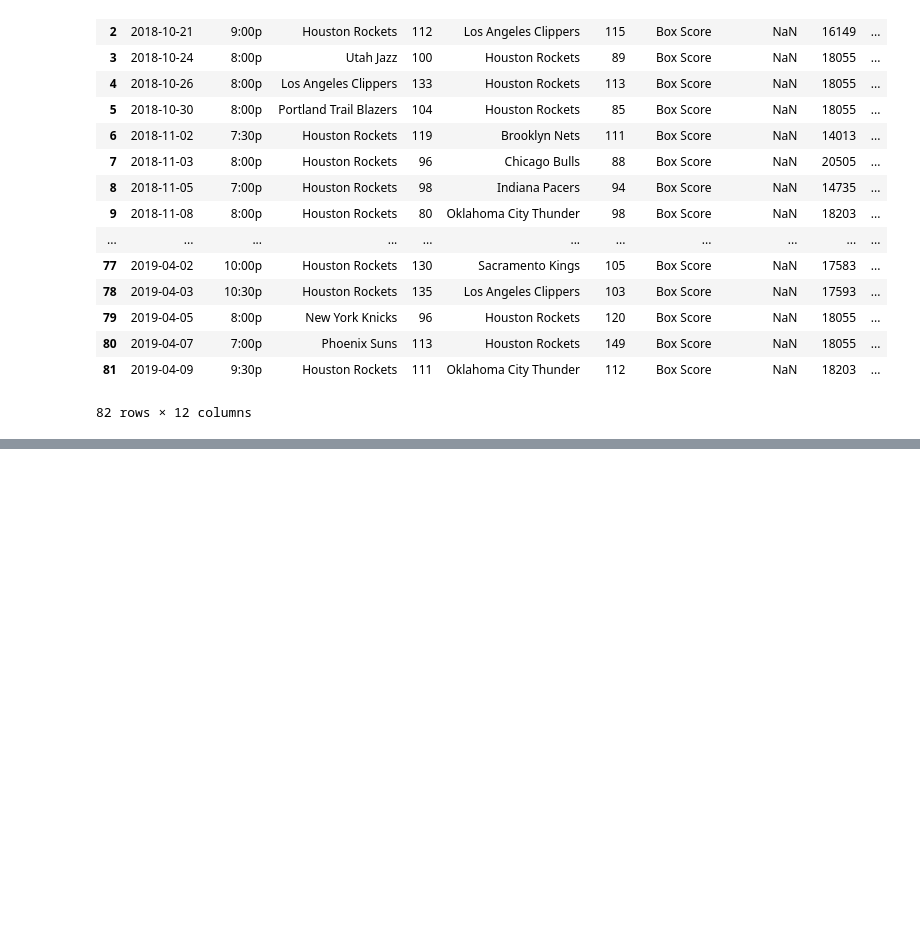
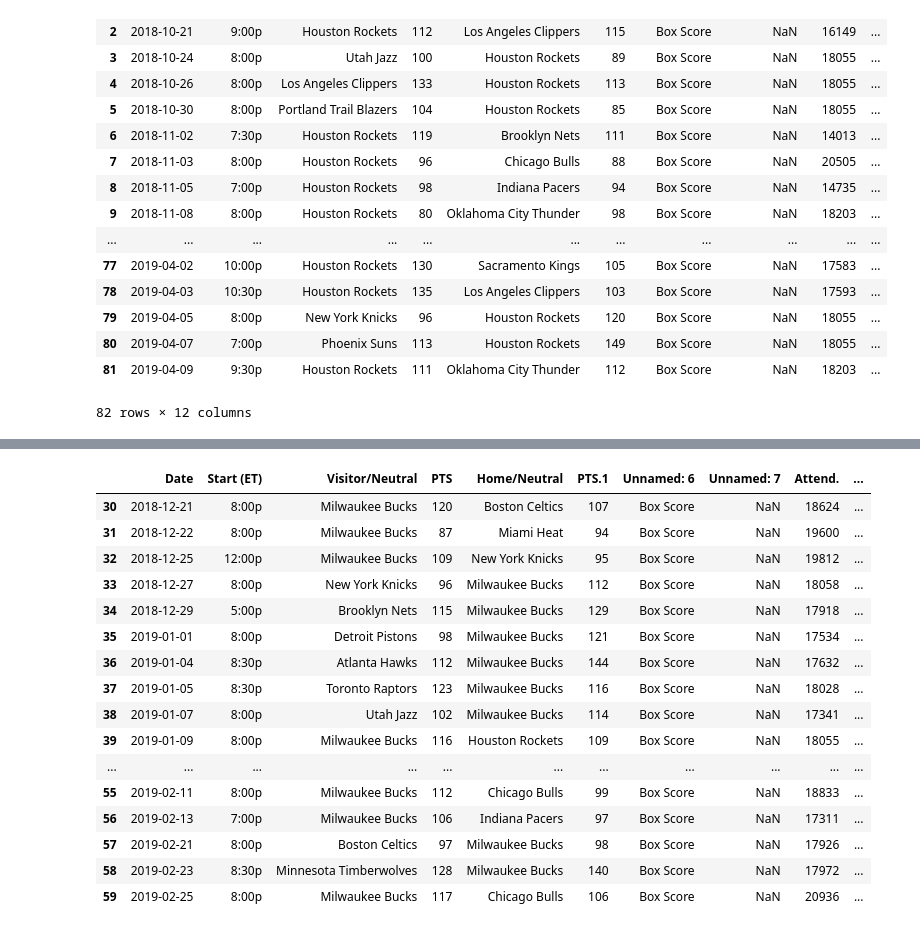
Before and after one commit to castrojoshua18/dsc106_final, a Jupyter notebook: data_processing.ipynb, the cells around one changed output, grey strips where cells are left out. Saved outputs shown, nothing was run; the diff lists cells and outputs as text; code cells hidden in the pictures; blank space fills up the shorter version.

```diff
--- a/data_processing.ipynb
+++ b/data_processing.ipynb
@@ -200,0 +228,20 @@ hou
+# %%
+mil.iloc[range(30,60)]
+# %% [output]
+|  | Date | Start (ET) | Visitor/Neutral | PTS | Home/Neutral | PTS.1 | Unnamed: 6 | Unnamed: 7 | Attend. | ... |
+| 30 | 2018-12-21 | 8:00p | Milwaukee Bucks | 120 | Boston Celtics | 107 | Box Score | NaN | 18624 | ... |
+| 31 | 2018-12-22 | 8:00p | Milwaukee Bucks | 87 | Miami Heat | 94 | Box Score | NaN | 19600 | ... |
+| 32 | 2018-12-25 | 12:00p | Milwaukee Bucks | 109 | New York Knicks | 95 | Box Score | NaN | 19812 | ... |
+| 33 | 2018-12-27 | 8:00p | New York Knicks | 96 | Milwaukee Bucks | 112 | Box Score | NaN | 18058 | ... |
+| 34 | 2018-12-29 | 5:00p | Brooklyn Nets | 115 | Milwaukee Bucks | 129 | Box Score | NaN | 17918 | ... |
+| 35 | 2019-01-01 | 8:00p | Detroit Pistons | 98 | Milwaukee Bucks | 121 | Box Score | NaN | 17534 | ... |
+| 36 | 2019-01-04 | 8:30p | Atlanta Hawks | 112 | Milwaukee Bucks | 144 | Box Score | NaN | 17632 | ... |
+| 37 | 2019-01-05 | 8:30p | Toronto Raptors | 123 | Milwaukee Bucks | 116 | Box Score | NaN | 18028 | ... |
+| 38 | 2019-01-07 | 8:00p | Utah Jazz | 102 | Milwaukee Bucks | 114 | Box Score | NaN | 17341 | ... |
+| 39 | 2019-01-09 | 8:00p | Milwaukee Bucks | 116 | Houston Rockets | 109 | Box Score | NaN | 18055 | ... |
+| ... | ... | ... | ... | ... | ... | ... | ... | ... | ... | ... |
+| 55 | 2019-02-11 | 8:00p | Milwaukee Bucks | 112 | Chicago Bulls | 99 | Box Score | NaN | 18833 | ... |
+| 56 | 2019-02-13 | 7:00p | Milwaukee Bucks | 106 | Indiana Pacers | 97 | Box Score | NaN | 17311 | ... |
+| 57 | 2019-02-21 | 8:00p | Boston Celtics | 97 | Milwaukee Bucks | 98 | Box Score | NaN | 17926 | ... |
+| 58 | 2019-02-23 | 8:30p | Minnesota Timberwolves | 128 | Milwaukee Bucks | 140 | Box Score | NaN | 17972 | ... |
+| 59 | 2019-02-25 | 8:00p | Milwaukee Bucks | 117 | Chicago Bulls | 106 | Box Score | NaN | 20936 | ... |
```
Also changed, not shown: parts of 2 cells of this notebook, 3 other files.
